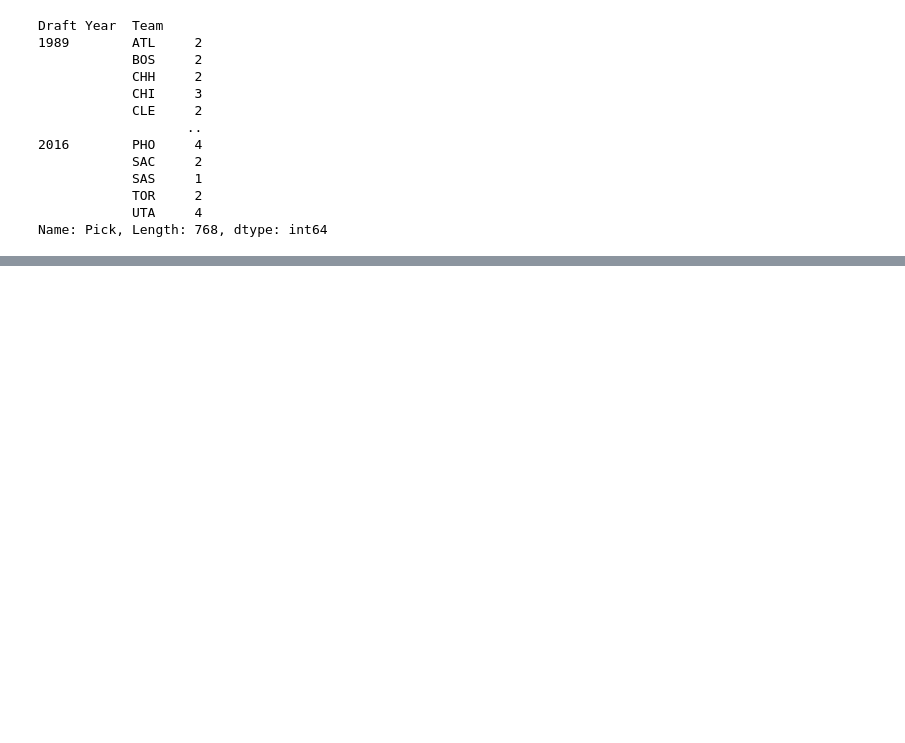
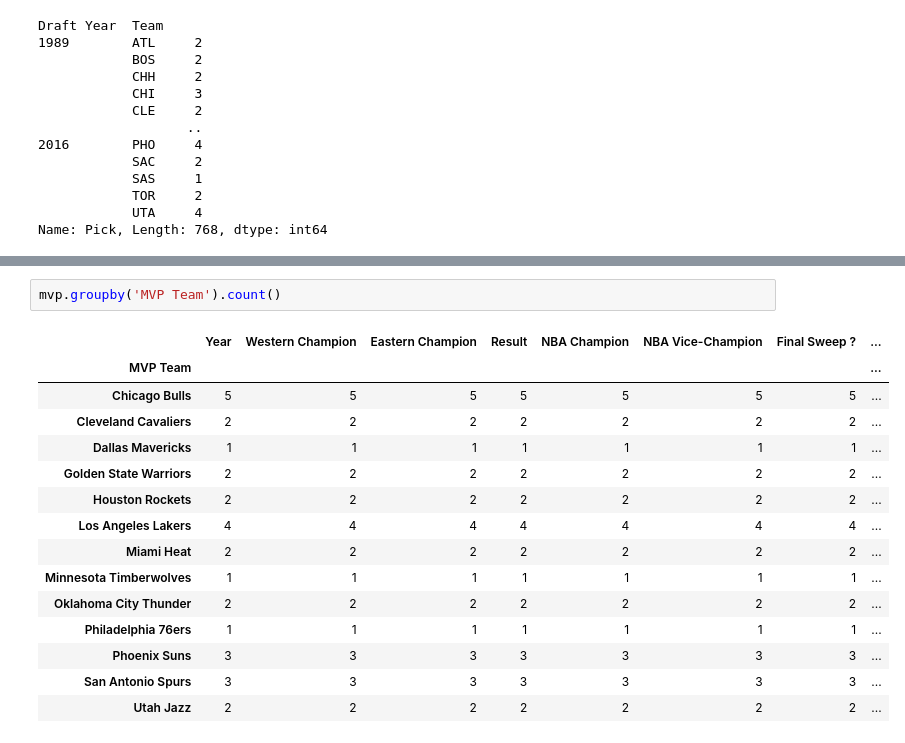
Before and after one commit to Tabassum1985/Project-1-NBA-MVP-Analysis, a Jupyter notebook: Untitled.ipynb, the cells around one changed output, grey strips where cells are left out. Saved outputs shown, nothing was run; the diff lists cells and outputs as text; blank space fills up the shorter version.

```diff
--- a/Untitled.ipynb
+++ b/Untitled.ipynb
@@ -74,0 +86,18 @@ Index(['Draft Year', 'Round', 'Pick', 'Team', 'Player', 'College', 'Yrs', 'G',
+# %%
+mvp.groupby('MVP Team').count()
+# %% [output]
+|  | Year | Western Champion | Eastern Champion | Result | NBA Champion | NBA Vice-Champion | Final Sweep ? | ... |
+| MVP Team |  |  |  |  |  |  |  | ... |
+| Chicago Bulls | 5 | 5 | 5 | 5 | 5 | 5 | 5 | ... |
+| Cleveland Cavaliers | 2 | 2 | 2 | 2 | 2 | 2 | 2 | ... |
+| Dallas Mavericks | 1 | 1 | 1 | 1 | 1 | 1 | 1 | ... |
+| Golden State Warriors | 2 | 2 | 2 | 2 | 2 | 2 | 2 | ... |
+| Houston Rockets | 2 | 2 | 2 | 2 | 2 | 2 | 2 | ... |
+| Los Angeles Lakers | 4 | 4 | 4 | 4 | 4 | 4 | 4 | ... |
+| Miami Heat | 2 | 2 | 2 | 2 | 2 | 2 | 2 | ... |
+| Minnesota Timberwolves | 1 | 1 | 1 | 1 | 1 | 1 | 1 | ... |
+| Oklahoma City Thunder | 2 | 2 | 2 | 2 | 2 | 2 | 2 | ... |
+| Philadelphia 76ers | 1 | 1 | 1 | 1 | 1 | 1 | 1 | ... |
+| Phoenix Suns | 3 | 3 | 3 | 3 | 3 | 3 | 3 | ... |
+| San Antonio Spurs | 3 | 3 | 3 | 3 | 3 | 3 | 3 | ... |
+| Utah Jazz | 2 | 2 | 2 | 2 | 2 | 2 | 2 | ... |
```
Also changed, not shown: parts of 2 cells of this notebook.
